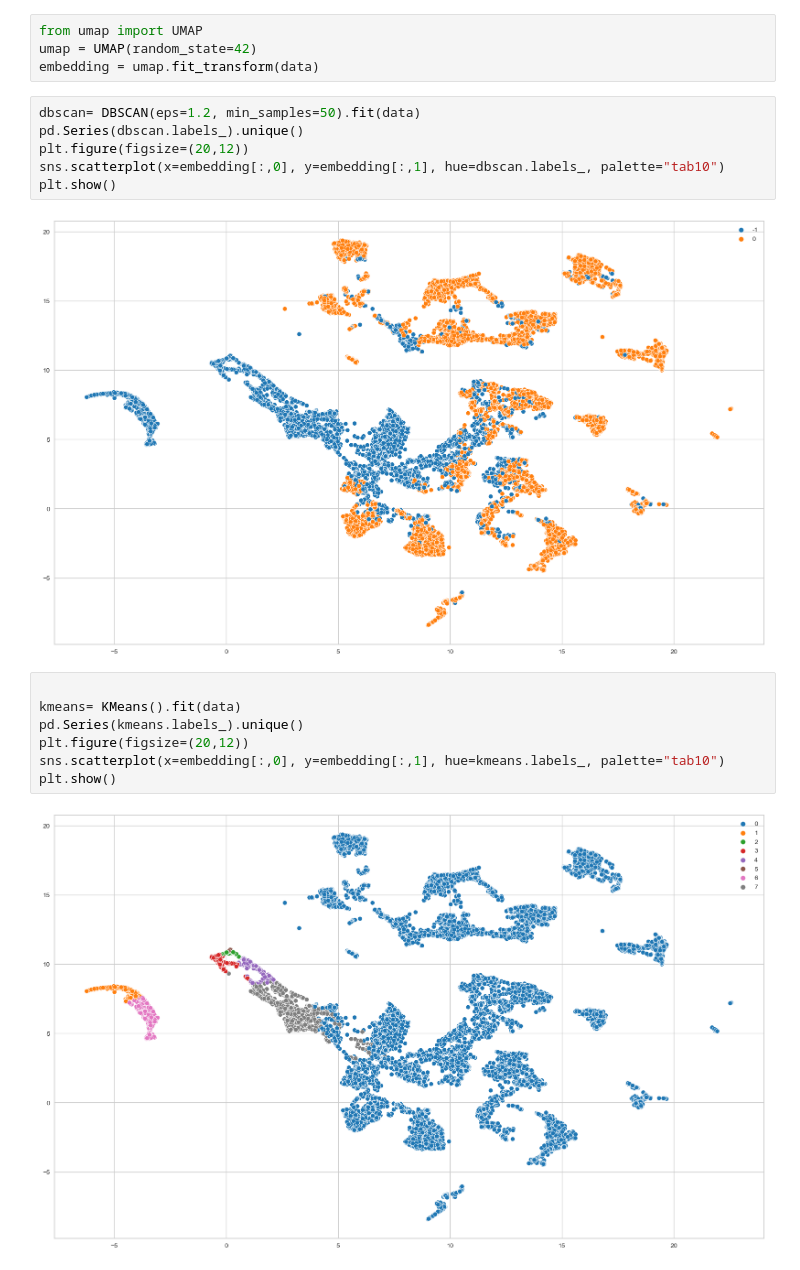
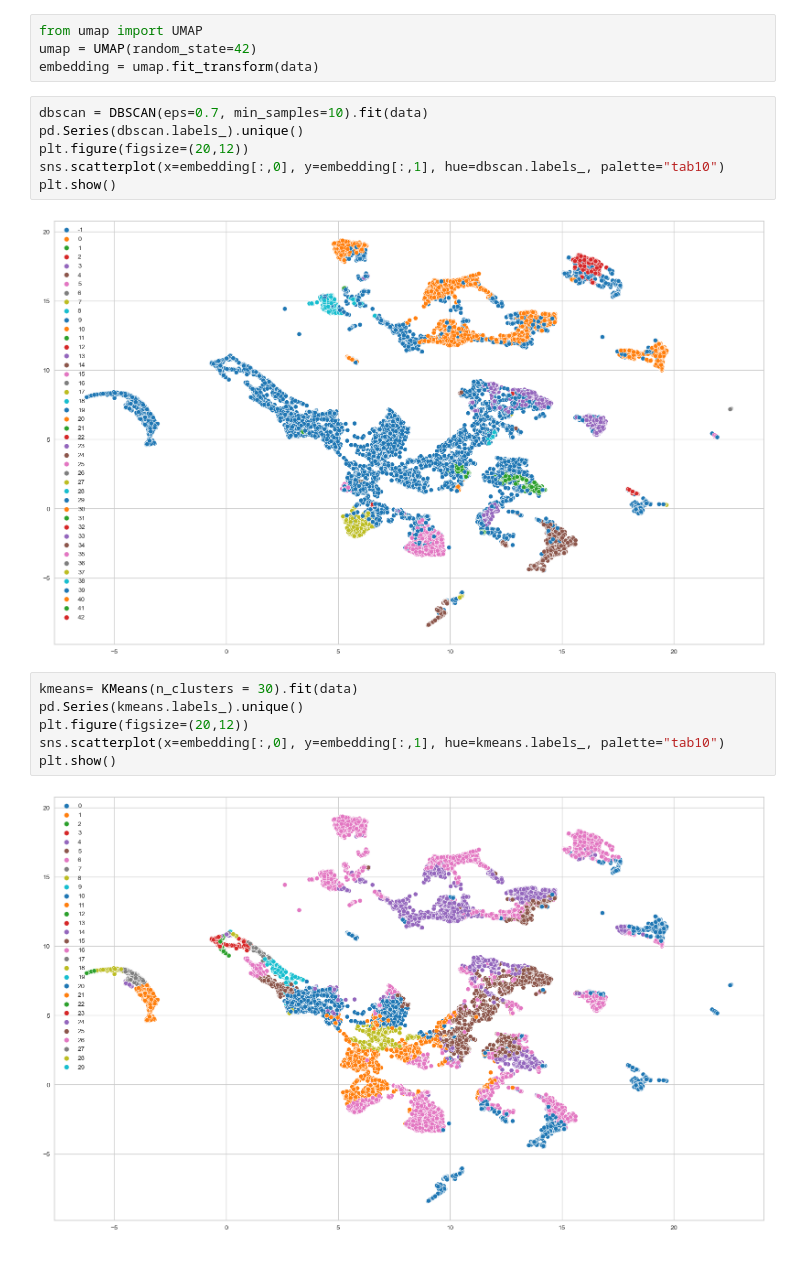
Before and after one commit to Ta3ikNSU/MLL, a Jupyter notebook: 8.DBSCAN.ipynb, the cells around one changed output. Drawn from its saved outputs; the diff is of its cells as text.

Commit message:
kmeans + dbscan долил

```diff
--- a/8.DBSCAN.ipynb
+++ b/8.DBSCAN.ipynb
@@ -95,22 +96,21 @@ from umap import UMAP
 umap = UMAP(random_state=42)
 embedding = umap.fit_transform(data)
 # %%
-dbscan= DBSCAN(eps=1.2, min_samples=50).fit(data)
+dbscan = DBSCAN(eps=0.7, min_samples=10).fit(data)
 pd.Series(dbscan.labels_).unique()
 plt.figure(figsize=(20,12))
 sns.scatterplot(x=embedding[:,0], y=embedding[:,1], hue=dbscan.labels_, palette="tab10")
 plt.show()
 # %% [output]
-[figure, old version]
+[figure, new version]
 # %%
-
-kmeans= KMeans().fit(data)
+kmeans= KMeans(n_clusters = 30).fit(data)
 pd.Series(kmeans.labels_).unique()
 plt.figure(figsize=(20,12))
 sns.scatterplot(x=embedding[:,0], y=embedding[:,1], hue=kmeans.labels_, palette="tab10")
 plt.show()
 # %% [output]
-[figure, old version]
+[figure, new version]
 # %%
 cluster_labels = pd.Series(kmeans.labels_)
 cluster_labels.value_counts().size
```
Also changed, not shown: parts of 4 cells of this notebook.
